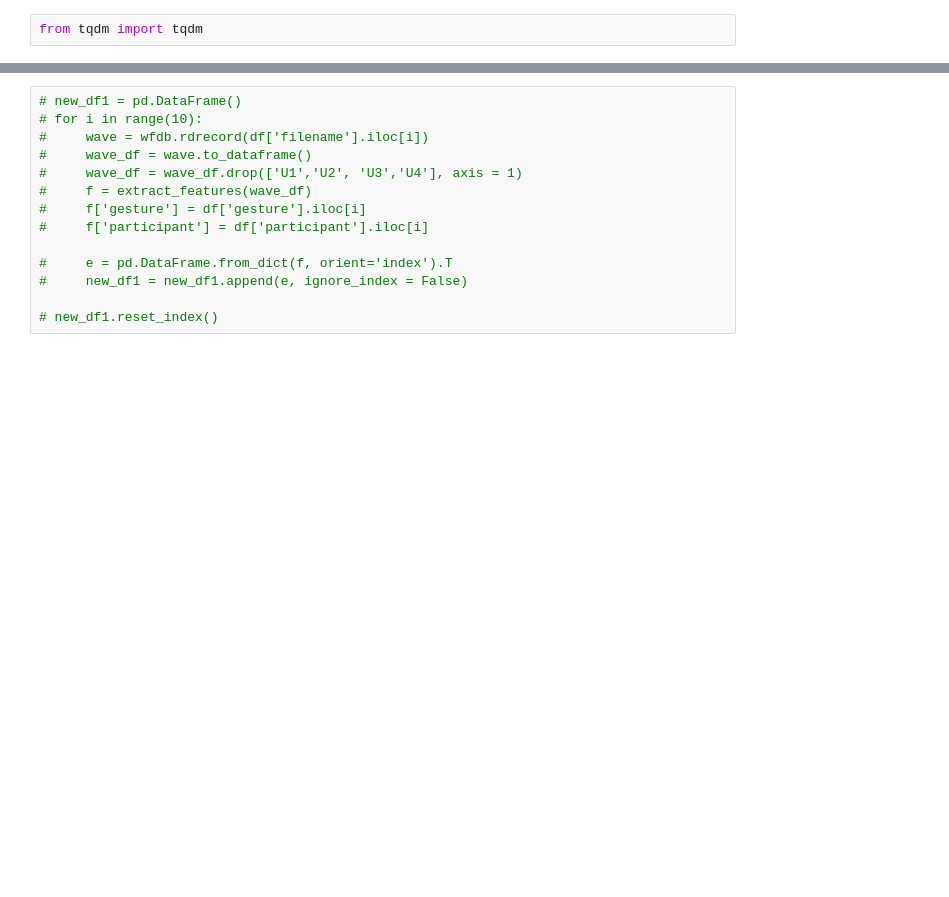
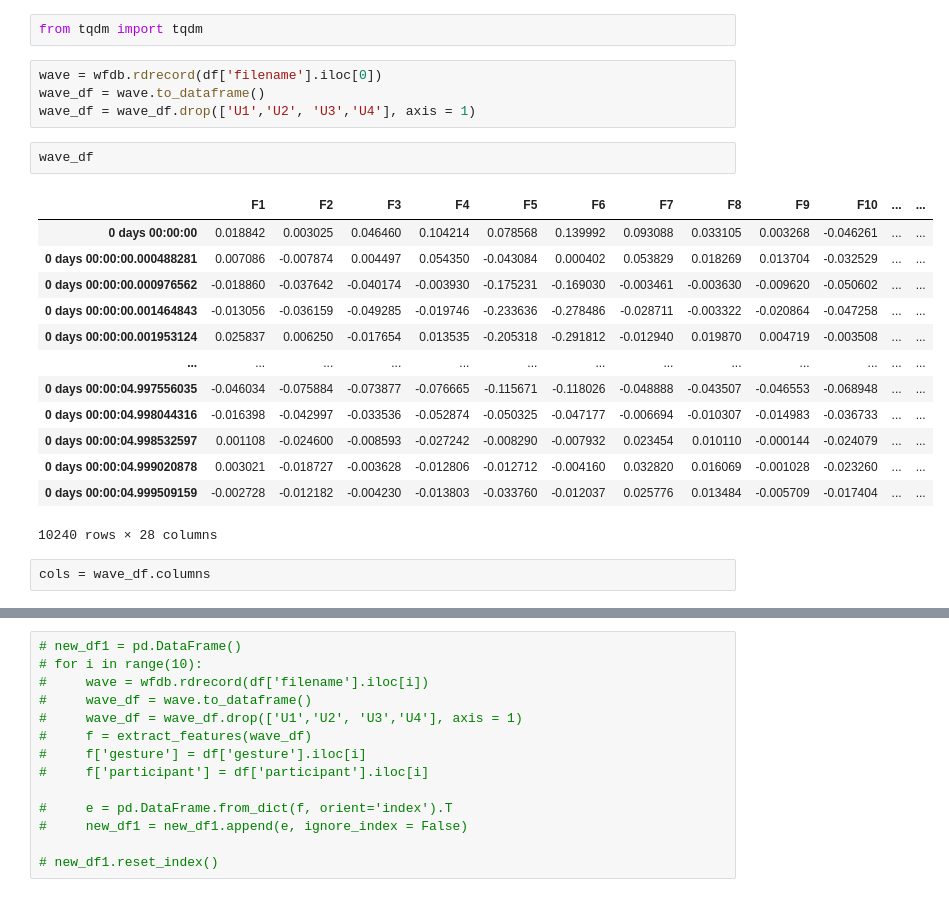
Before and after one commit to tanmaygadgil/DS5500-project, a Jupyter notebook: EDA/Notebook/feature_extr_local-snippets.ipynb, the cells around one changed output, grey strips where cells are left out. Cells and saved outputs as stored; diff of their text form; blank space fills up the shorter version.

```diff
--- a/EDA/Notebook/feature_extr_local-snippets.ipynb
+++ b/EDA/Notebook/feature_extr_local-snippets.ipynb
@@ -229,3 +238,25 @@ def extract_features(df):
     return features
 # %%
 from tqdm import tqdm
+# %%
+wave = wfdb.rdrecord(df['filename'].iloc[0])
+wave_df = wave.to_dataframe()
+wave_df = wave_df.drop(['U1','U2', 'U3','U4'], axis = 1)
+# %%
+wave_df
+# %% [output]
+|  | F1 | F2 | F3 | F4 | F5 | F6 | F7 | F8 | F9 | F10 | ... | ... |
+| 0 days 00:00:00 | 0.018842 | 0.003025 | 0.046460 | 0.104214 | 0.078568 | 0.139992 | 0.093088 | 0.033105 | 0.003268 | -0.046261 | ... | ... |
+| 0 days 00:00:00.000488281 | 0.007086 | -0.007874 | 0.004497 | 0.054350 | -0.043084 | 0.000402 | 0.053829 | 0.018269 | 0.013704 | -0.032529 | ... | ... |
+| 0 days 00:00:00.000976562 | -0.018860 | -0.037642 | -0.040174 | -0.003930 | -0.175231 | -0.169030 | -0.003461 | -0.003630 | -0.009620 | -0.050602 | ... | ... |
+| 0 days 00:00:00.001464843 | -0.013056 | -0.036159 | -0.049285 | -0.019746 | -0.233636 | -0.278486 | -0.028711 | -0.003322 | -0.020864 | -0.047258 | ... | ... |
+| 0 days 00:00:00.001953124 | 0.025837 | 0.006250 | -0.017654 | 0.013535 | -0.205318 | -0.291812 | -0.012940 | 0.019870 | 0.004719 | -0.003508 | ... | ... |
+| ... | ... | ... | ... | ... | ... | ... | ... | ... | ... | ... | ... | ... |
+| 0 days 00:00:04.997556035 | -0.046034 | -0.075884 | -0.073877 | -0.076665 | -0.115671 | -0.118026 | -0.048888 | -0.043507 | -0.046553 | -0.068948 | ... | ... |
+| 0 days 00:00:04.998044316 | -0.016398 | -0.042997 | -0.033536 | -0.052874 | -0.050325 | -0.047177 | -0.006694 | -0.010307 | -0.014983 | -0.036733 | ... | ... |
+| 0 days 00:00:04.998532597 | 0.001108 | -0.024600 | -0.008593 | -0.027242 | -0.008290 | -0.007932 | 0.023454 | 0.010110 | -0.000144 | -0.024079 | ... | ... |
+| 0 days 00:00:04.999020878 | 0.003021 | -0.018727 | -0.003628 | -0.012806 | -0.012712 | -0.004160 | 0.032820 | 0.016069 | -0.001028 | -0.023260 | ... | ... |
+| 0 days 00:00:04.999509159 | -0.002728 | -0.012182 | -0.004230 | -0.013803 | -0.033760 | -0.012037 | 0.025776 | 0.013484 | -0.005709 | -0.017404 | ... | ... |
+10240 rows × 28 columns
+# %%
+cols = wave_df.columns
```
Also changed, not shown: parts of 24 cells of this notebook.
